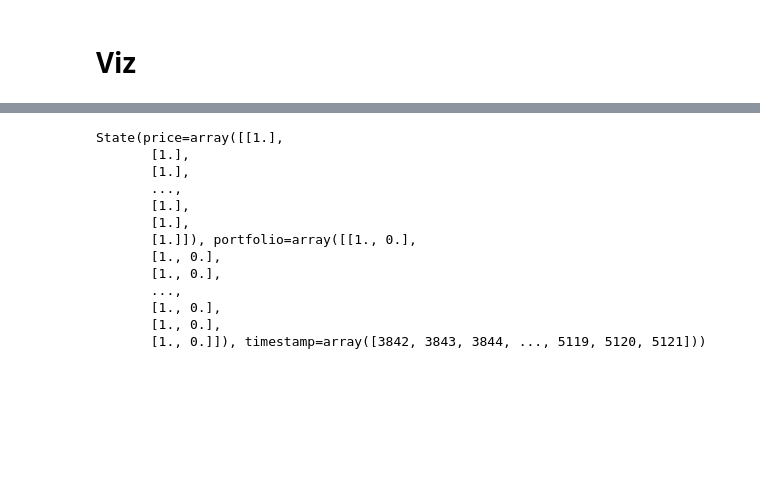
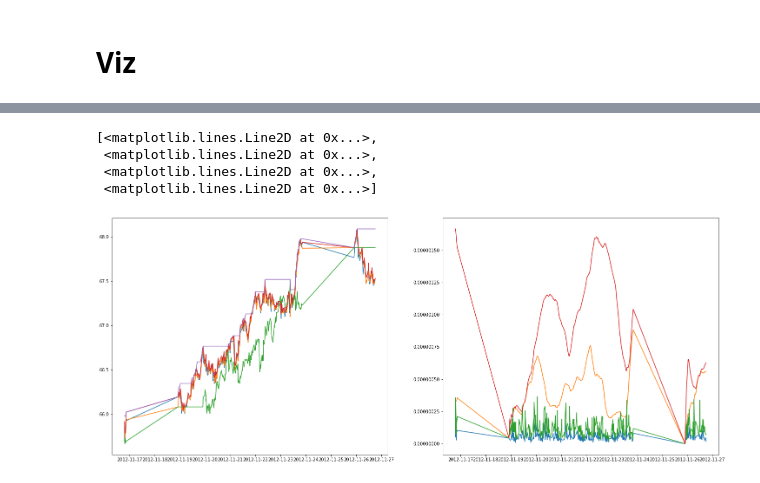
Before and after one commit to Hanwant/madigan, a Jupyter notebook: notebooks/hdf_dataSource.ipynb, the cells around one changed output, grey strips where cells are left out. Cells and saved outputs as stored; diff of their text form; code cells hidden in the pictures; blank space fills up the shorter version.

```diff
--- a/notebooks/hdf_dataSource.ipynb
+++ b/notebooks/hdf_dataSource.ipynb
@@ -23,13 +40,17 @@ env_hdf = make_env(config_hdf)
 # %% [markdown]
 ## Manual Test
 # %%
-filepath="/media/hemu/Data/Markets/Crypto/CME/brti_rolled.hdf5"
-group_key="min"
+filepath="/media/hemu/Data/Markets/FX/nzdjpy.hdf5"
+group_key="hl_sampled_15min_1day"
 price_key="price"
 feature_key="features"
 timestamp_key="timestamps"
-cache_size=1000000
+cache_size=70000
+start_time = pd.to_datetime("2012-01-03").value
+end_time = pd.to_datetime("2017-01-01").value
+
 datasource = HDFSourceSingle(filepath, group_key, price_key, feature_key,
-                             timestamp_key, cache_size)
+                             timestamp_key, cache_size, start_time,
+                             end_time)
 datasource.getData()
 # %% [output]
@@ -117,16 +162,14 @@ for i in range(len(_ax)):
-# %%
-window_hdf.current_data()
-# %% [output]
-State(price=array([[1.],
-       [1.],
-       [1.],
-       ...,
-       [1.],
-       [1.],
-       [1.]]), portfolio=array([[1., 0.],
-       [1., 0.],
-       [1., 0.],
-       ...,
-       [1., 0.],
-       [1., 0.],
-       [1., 0.]]), timestamp=array([3842, 3843, 3844, ..., 5119, 5120, 5121]))
+# %%
+fig, ax = plt.subplots(1, 2, figsize=(25, 10))
+idx = slice(None, None)
+start = 1000
+span = 500
+idx = slice(start, start+span)
+ax[0].plot(pd.to_datetime(window_hdf.current_data().timestamp[idx]), window_hdf.current_data().price[idx, [0, 1, 2, 3, 4]])
+ax[1].plot(pd.to_datetime(window_hdf.current_data().timestamp[idx]), window_hdf.current_data().price[idx, [11, 12, 13, 14]])
+# %% [output]
+[<matplotlib.lines.Line2D at 0x...>,
+ <matplotlib.lines.Line2D at 0x...>,
+ <matplotlib.lines.Line2D at 0x...>,
+ <matplotlib.lines.Line2D at 0x...>]
+[figure, added]
```
Also changed, not shown: parts of 10 cells of this notebook, 7 other files.
